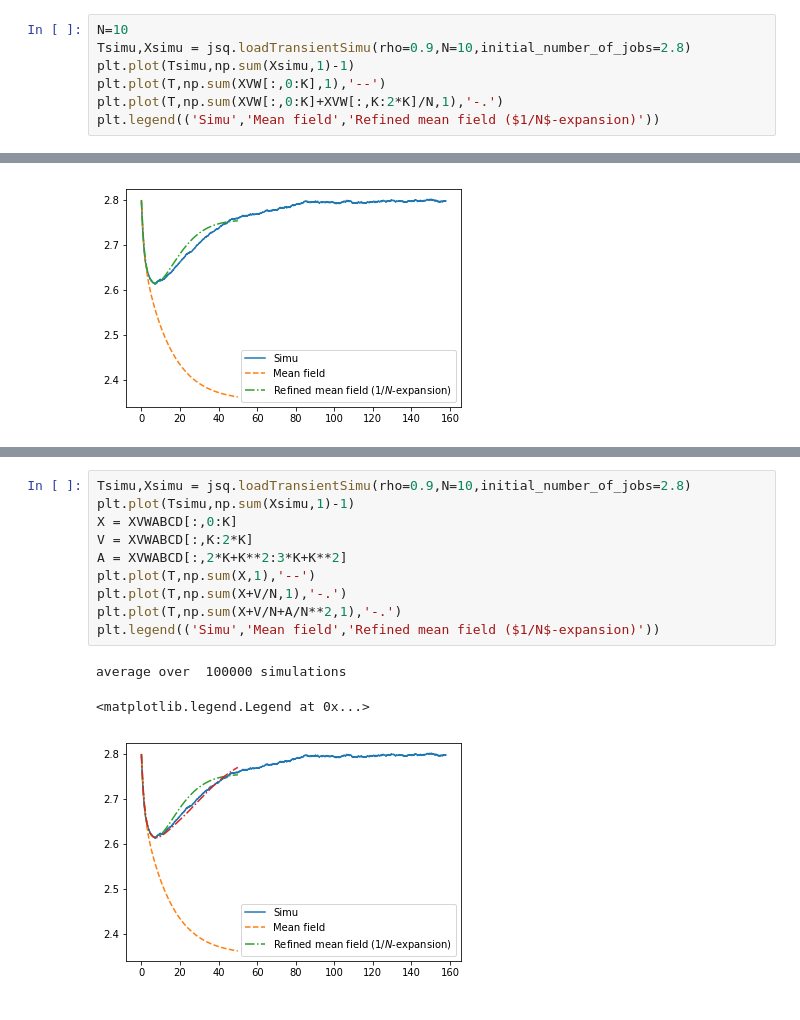
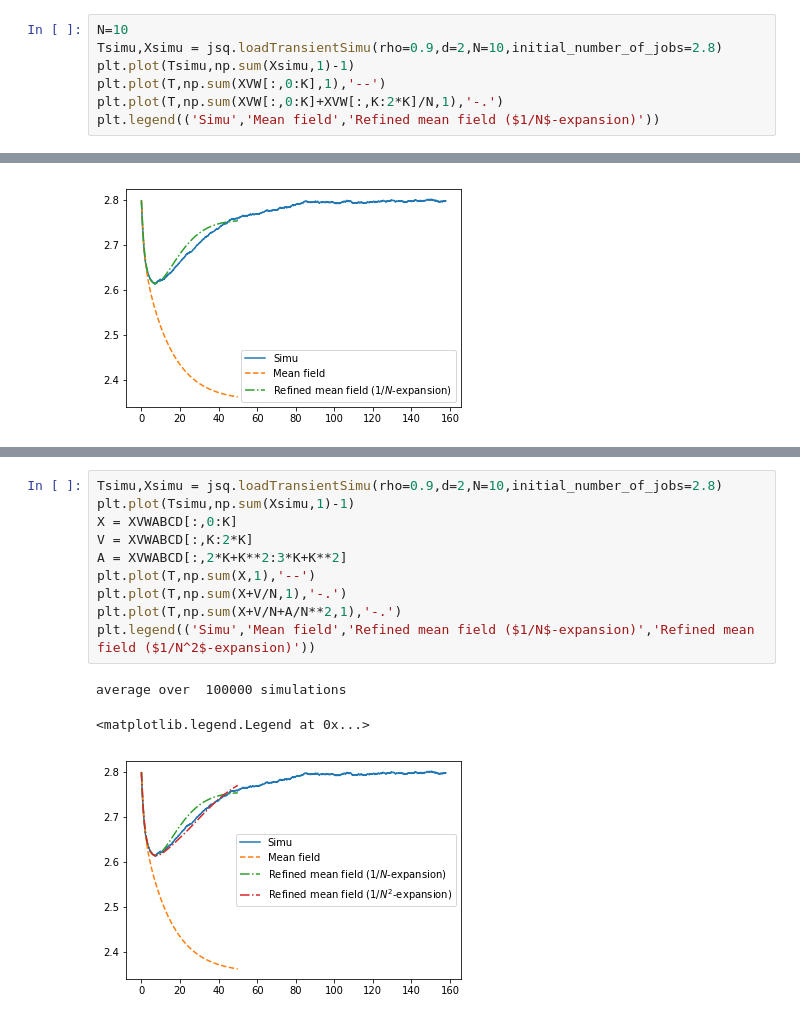
Before and after one commit to josudoncel/rmf_tool, a Jupyter notebook: Example_2choice.ipynb, the cells around one changed output, grey strips where cells are left out. Cells and saved outputs as stored; diff of their text form.

```diff
--- a/Example_2choice.ipynb
+++ b/Example_2choice.ipynb
@@ -205,6 +192,6 @@ Wall time: 773 ms
 # %%
 N=10
-Tsimu,Xsimu = jsq.loadTransientSimu(rho=0.9,N=10,initial_number_of_jobs=2.8)
+Tsimu,Xsimu = jsq.loadTransientSimu(rho=0.9,d=2,N=10,initial_number_of_jobs=2.8)
 plt.plot(Tsimu,np.sum(Xsimu,1)-1)
 plt.plot(T,np.sum(XVW[:,0:K],1),'--')
 plt.plot(T,np.sum(XVW[:,0:K]+XVW[:,K:2*K]/N,1),'-.')
@@ -228,14 +214,14 @@ Wall time: 38.1 s
 # %%
-Tsimu,Xsimu = jsq.loadTransientSimu(rho=0.9,N=10,initial_number_of_jobs=2.8)
+Tsimu,Xsimu = jsq.loadTransientSimu(rho=0.9,d=2,N=10,initial_number_of_jobs=2.8)
 plt.plot(Tsimu,np.sum(Xsimu,1)-1)
 X = XVWABCD[:,0:K]
 V = XVWABCD[:,K:2*K]
 A = XVWABCD[:,2*K+K**2:3*K+K**2]
 plt.plot(T,np.sum(X,1),'--')
 plt.plot(T,np.sum(X+V/N,1),'-.')
 plt.plot(T,np.sum(X+V/N+A/N**2,1),'-.')
-plt.legend(('Simu','Mean field','Refined mean field ($1/N$-expansion)'))
+plt.legend(('Simu','Mean field','Refined mean field ($1/N$-expansion)','Refined mean field ($1/N^2$-expansion)'))
 # %% [output]
 average over  100000 simulations
 <matplotlib.legend.Legend at 0x...>
-[figure, old version]
+[figure, new version]
```
Also changed, not shown: parts of 9 cells of this notebook, 1 other file.
